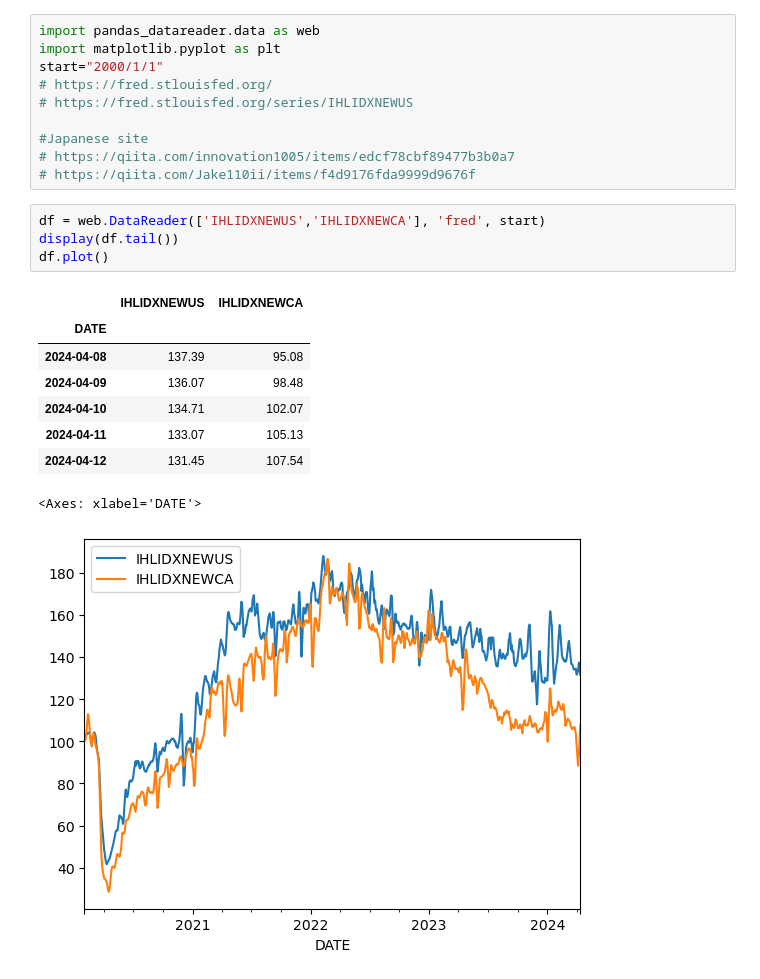
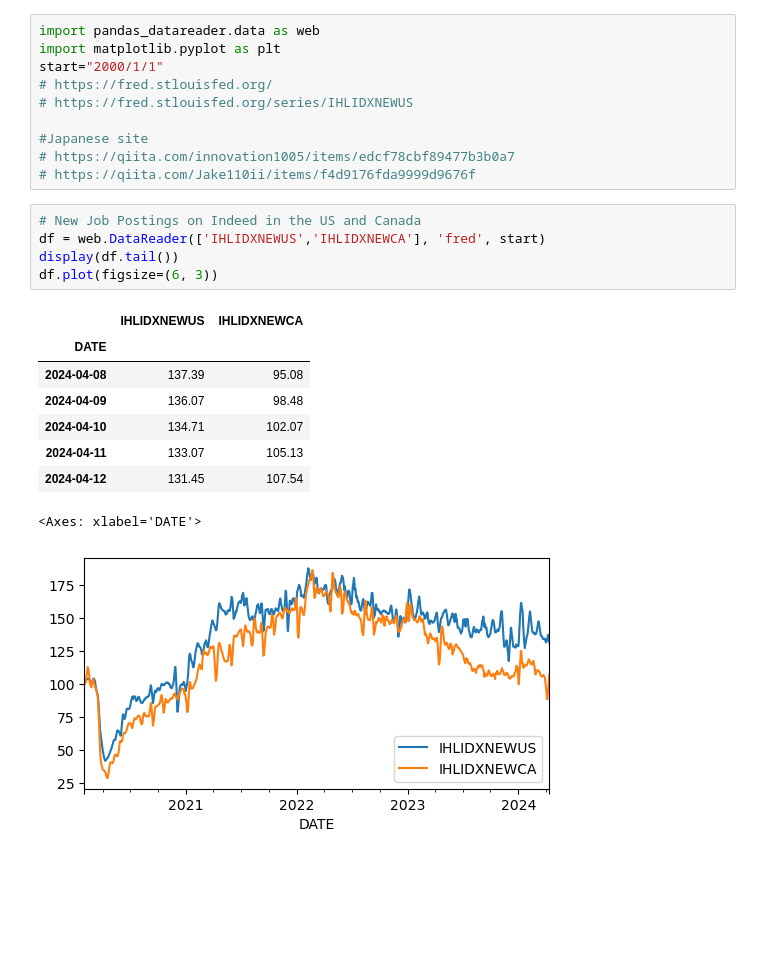
Before and after one commit to ken-100/Investment_Python, a Jupyter notebook: Market/DataAcquisition/Fred.ipynb, the cells around one changed output. Cells and saved outputs as stored; diff of their text form; blank space fills up the shorter version.

```diff
--- a/Market/DataAcquisition/Fred.ipynb
+++ b/Market/DataAcquisition/Fred.ipynb
@@ -9,16 +9,17 @@ start="2000/1/1"
 # https://qiita.com/innovation1005/items/edcf78cbf89477b3b0a7
 # https://qiita.com/Jake110ii/items/f4d9176fda9999d9676f
 # %%
+# New Job Postings on Indeed in the US and Canada
 df = web.DataReader(['IHLIDXNEWUS','IHLIDXNEWCA'], 'fred', start)
 display(df.tail())
-df.plot()
+df.plot(figsize=(6, 3))
 # %% [output]
 |  | IHLIDXNEWUS | IHLIDXNEWCA |
 | DATE |  |  |
 | 2024-04-08 | 137.39 | 95.08 |
 | 2024-04-09 | 136.07 | 98.48 |
 | 2024-04-10 | 134.71 | 102.07 |
 | 2024-04-11 | 133.07 | 105.13 |
 | 2024-04-12 | 131.45 | 107.54 |
 <Axes: xlabel='DATE'>
-[figure, old version]
+[figure, new version]
```
Also changed, not shown: parts of 1 cell of this notebook.
